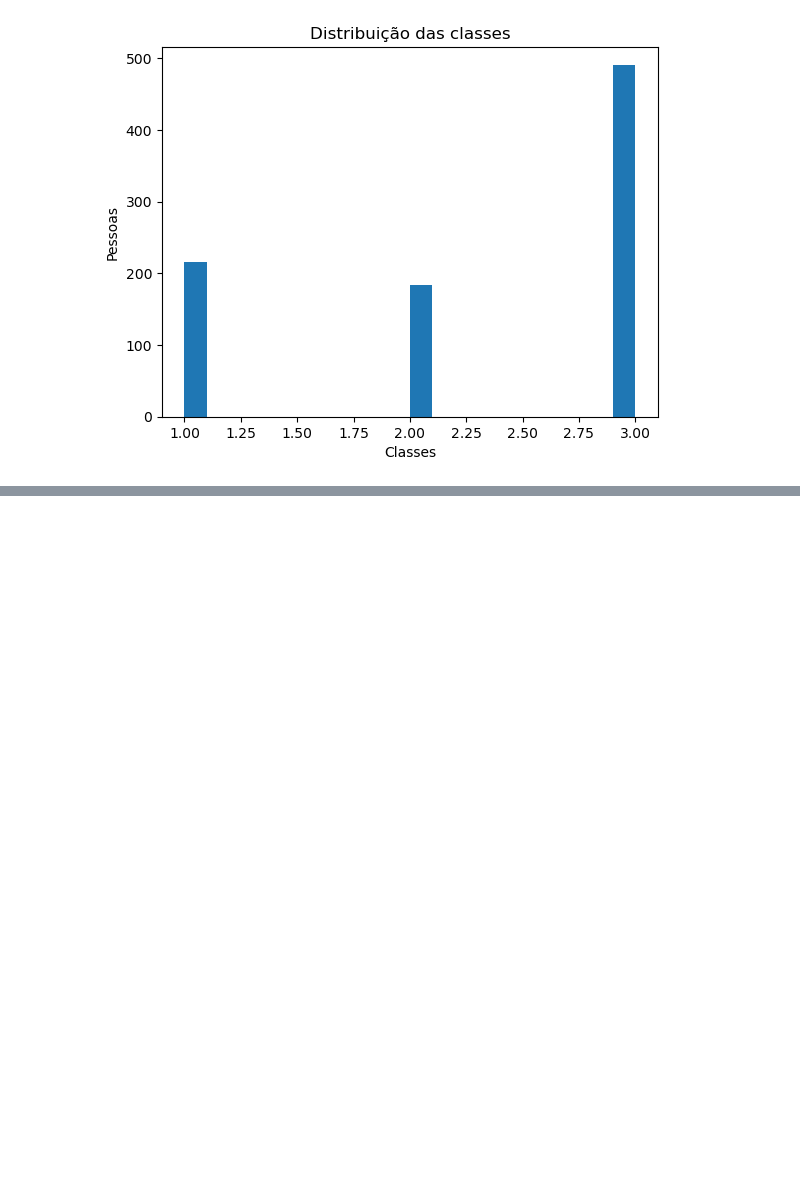
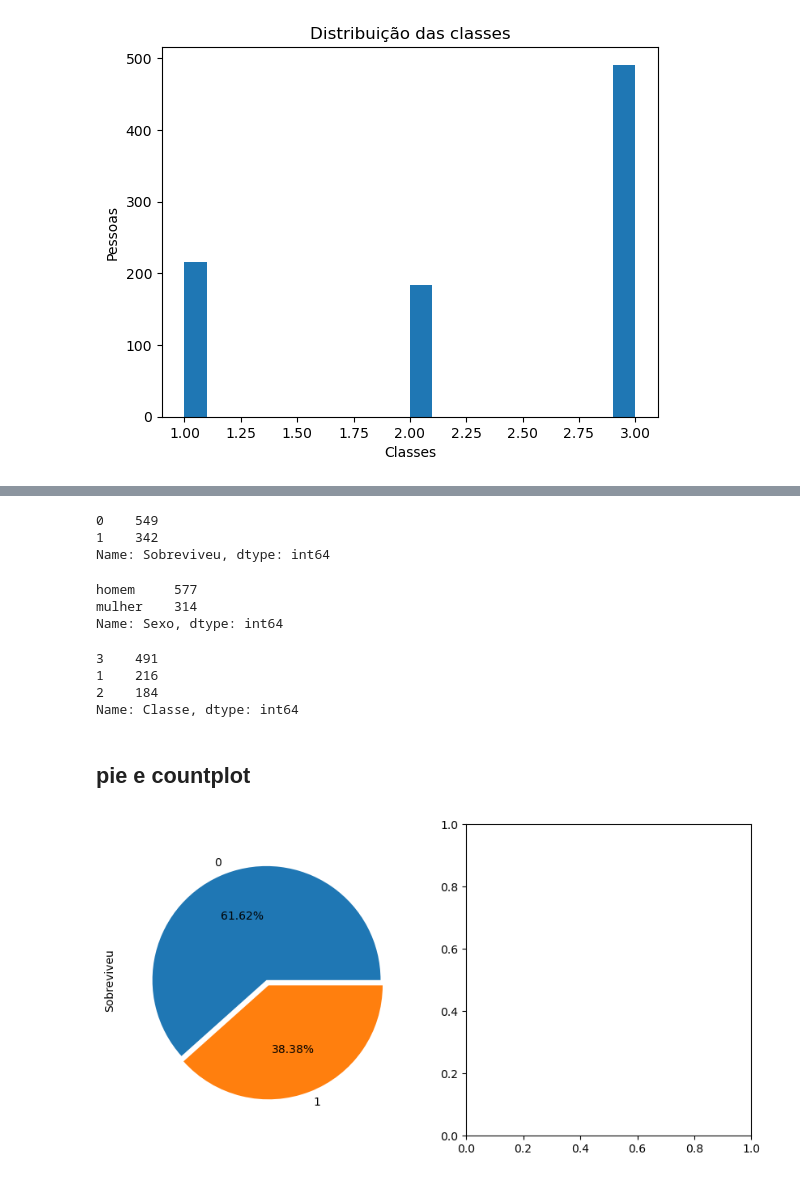
Before and after one commit to phillrog/py-machine-learning, a Jupyter notebook: notebooks/5 - visualização de dados/mod5.ipynb, the cells around one changed output, grey strips where cells are left out. Saved outputs shown, nothing was run; the diff lists cells and outputs as text; code cells hidden in the pictures; blank space fills up the shorter version.

```diff
--- a/notebooks/5 - visualização de dados/mod5.ipynb
+++ b/notebooks/5 - visualização de dados/mod5.ipynb
@@ -112,0 +117,28 @@ plt.show()
+# %%
+data['Sobreviveu'].value_counts()
+# %% [output]
+0    549
+1    342
+Name: Sobreviveu, dtype: int64
+# %%
+data['Sexo'].value_counts()
+# %% [output]
+homem     577
+mulher    314
+Name: Sexo, dtype: int64
+# %%
+data['Classe'].value_counts()
+# %% [output]
+3    491
+1    216
+2    184
+Name: Classe, dtype: int64
+# %% [markdown]
+## pie e countplot
+# %%
+f, ax = plt.subplots(1,2, figsize=(10,5))
+data['Sobreviveu'].value_counts().plot.pie(ax=ax[0], explode=[0,0.05], autopct='%0.2f%%')
+
+plt.show()
+# %% [output]
+[figure, added]
```
Also changed, not shown: parts of 14 cells of this notebook.
